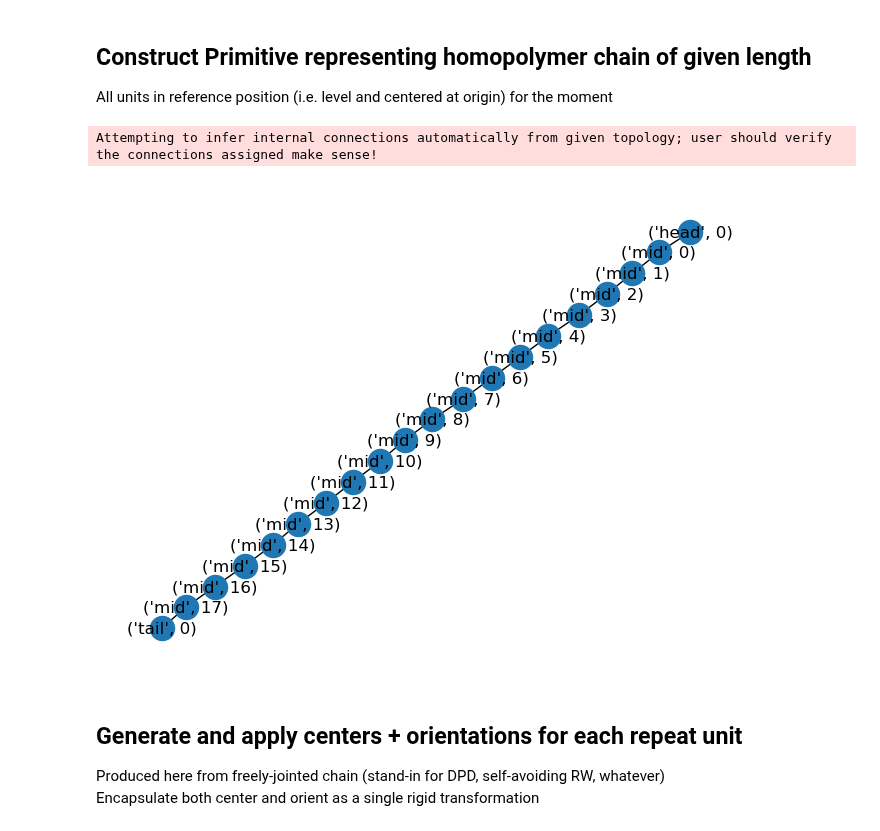
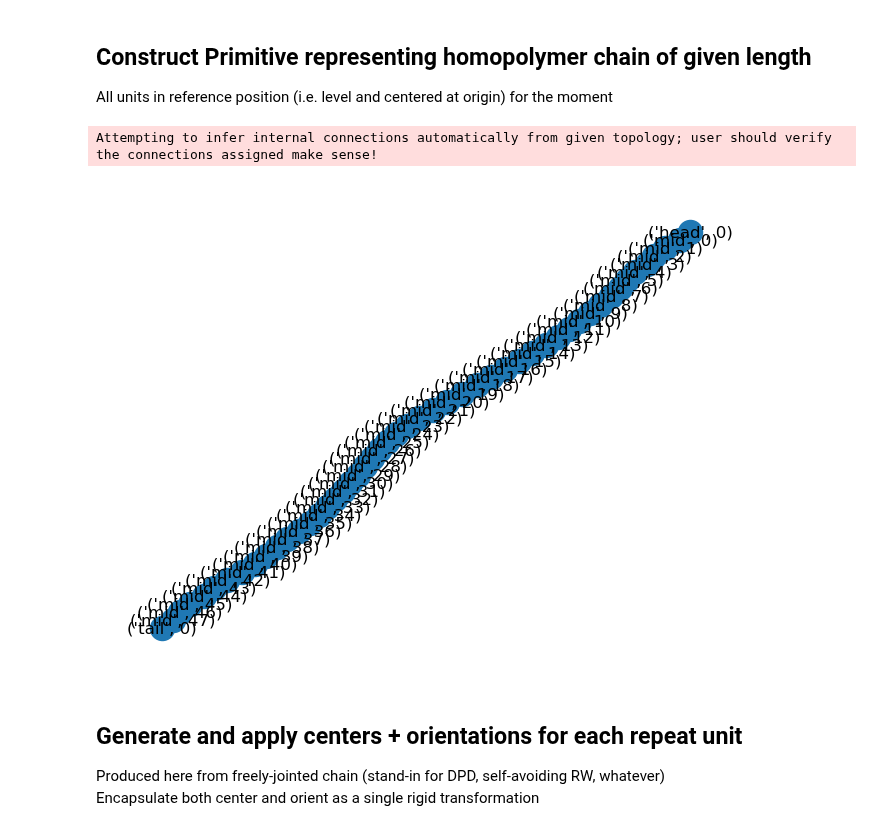
Before and after one commit to StephMcCallum/mupt-examples, a Jupyter notebook: ellipsoidal_chain_placement.ipynb, the cells around one changed output. Drawn from its saved outputs; the diff is of its cells as text; code cells hidden in the pictures.

```diff
--- a/ellipsoidal_chain_placement.ipynb
+++ b/ellipsoidal_chain_placement.ipynb
@@ -106,21 +106,21 @@ All units in reference position (i.e. level and centered at origin) for the mome
 # %%
 import networkx as nx
 from mupt.mupr.topology import TopologicalStructure, noodle_graph
 
 
-N_REPEAT_UNITS : int = 20
+N_REPEAT_UNITS : int = 50
 
 molprim = Primitive(label='polymer_chain')
 unit_names : list[str] = ['head'] + ['mid']*(N_REPEAT_UNITS - 2) + ['tail']
 for i, unit_name in enumerate(unit_names)   :
     rep_unit_prim = lexicon[unit_name].copy()
     molprim.attach_child(rep_unit_prim)
 
 molprim.topology = nx.path_graph(molprim.children_by_handle.keys(), create_using=TopologicalStructure)
 molprim.topology.visualize()
 # %% [output]
 Attempting to infer internal connections automatically from given topology; user should verify the connections assigned make sense!
-[figure, old version]
+[figure, new version]
 # %% [markdown]
 ## Generate and apply centers + orientations for each repeat unit
 Produced here from freely-jointed chain (stand-in for DPD, self-avoiding RW, whatever)
```
Also changed, not shown: parts of 4 cells of this notebook.
